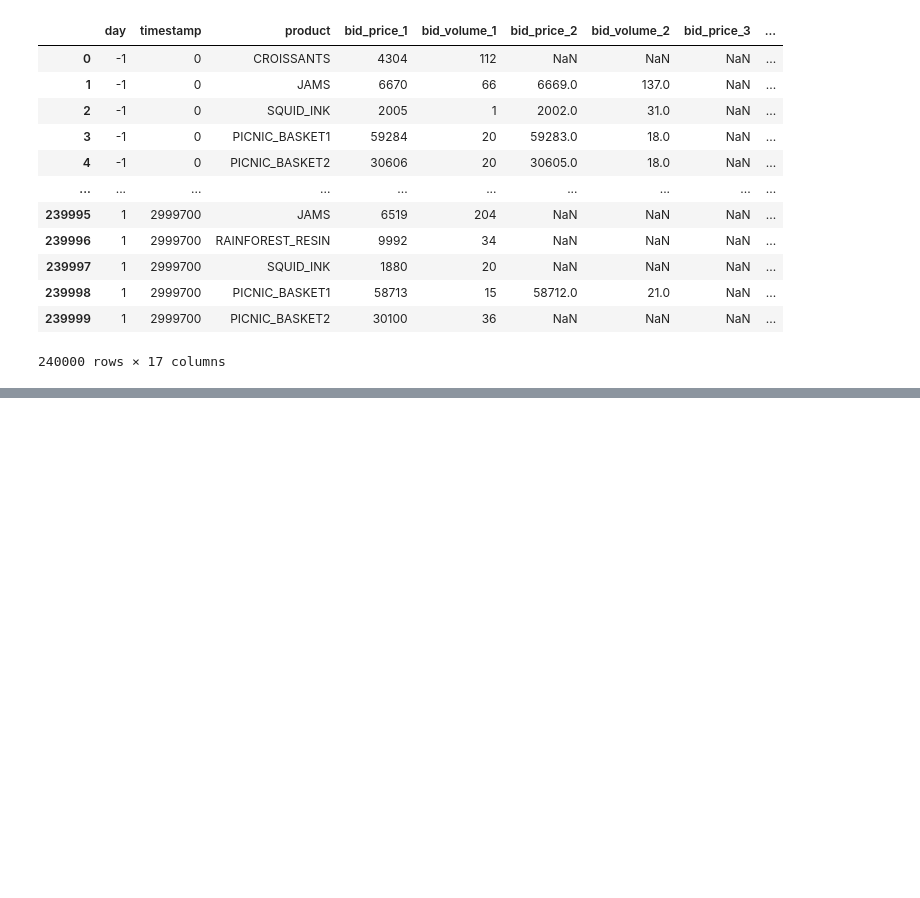
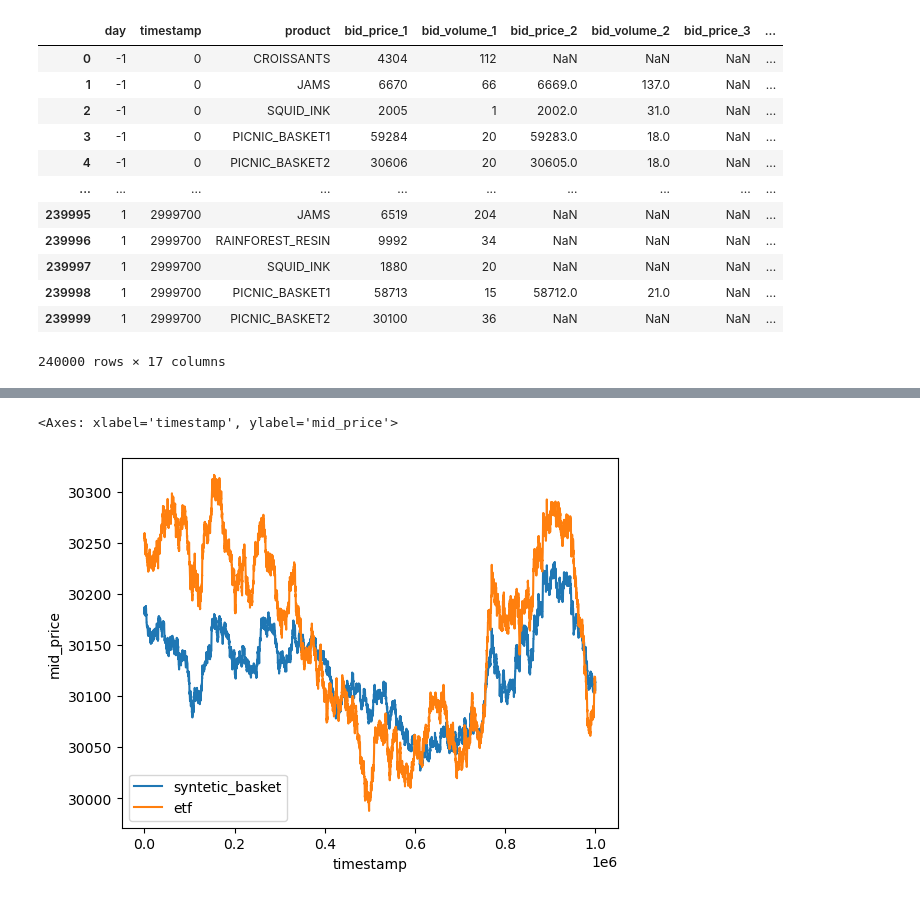
Before and after one commit to tommasomarrucci/IMC----Prosperity, a Jupyter notebook: Round_2/data_analysis.ipynb, the cells around one changed output, grey strips where cells are left out. Drawn from its saved outputs; the diff is of its cells as text; code cells hidden in the pictures; blank space fills up the shorter version.

```diff
--- a/Round_2/data_analysis.ipynb
+++ b/Round_2/data_analysis.ipynb
@@ -57,0 +107,2 @@ syntetic_basket_2['product'] = 'SYNTETIC_BASKET_2'
+# %%
+syntetic_basket_2['mid_price'] = np.sum([4*croissants['mid_price'], 2*jams['mid_price']], axis=0)
@@ -57,0 +118,9 @@ syntetic_basket_2['product'] = 'SYNTETIC_BASKET_2'
+# %%
+from cProfile import label
+
+
+sns.lineplot(data=syntetic_basket_2, x='timestamp', y='mid_price', label='syntetic_basket')
+sns.lineplot(data=etf_2, x='timestamp', y='mid_price', label='etf')
+# %% [output]
+<Axes: xlabel='timestamp', ylabel='mid_price'>
+[figure, added]
```
Also changed, not shown: parts of 5 cells of this notebook, 12 other files.
